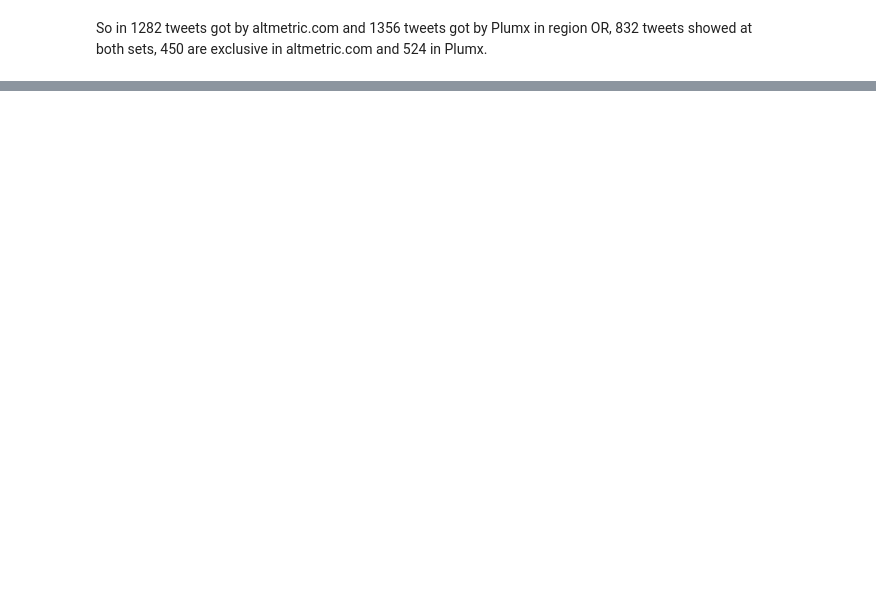
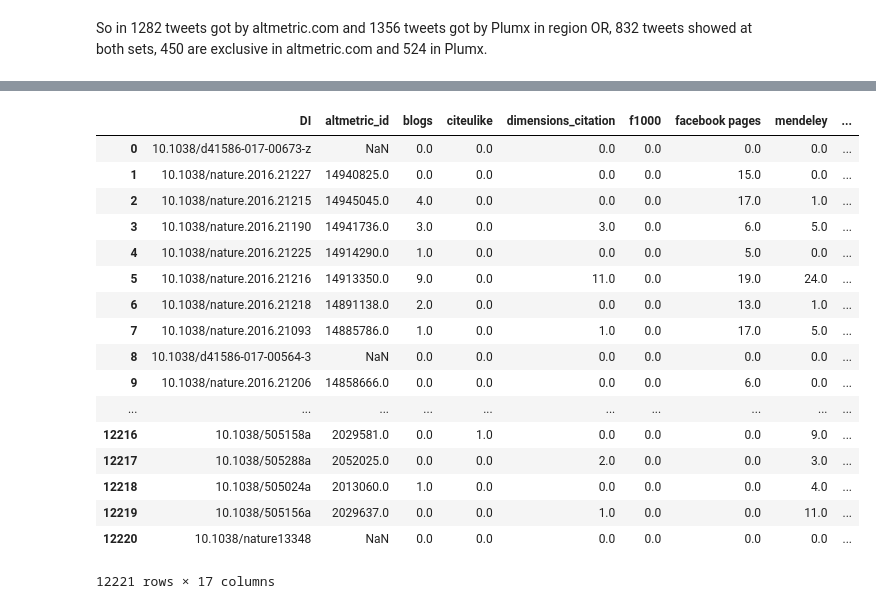
Before and after one commit to gumuxiansheng/AltmetricGrab, a Jupyter notebook: tweets_facebook_compare.ipynb, the cells around one changed output, grey strips where cells are left out. Drawn from its saved outputs; the diff is of its cells as text; code cells hidden in the pictures; blank space fills up the shorter version.

```diff
--- a/tweets_facebook_compare.ipynb
+++ b/tweets_facebook_compare.ipynb
@@ -128,0 +138,3 @@ df_altmetric[df_altmetric['has_plumx'] == False].to_csv(f'{origin_folder}/alt_tw
+# %%
+article_alt_detail = pd.read_csv(f'{origin_folder}/all_altmetric_detail.csv')
+article_plumx_detail = pd.read_csv(f'{origin_folder}/all_plumx_detail.csv')
@@ -128,0 +148,7 @@ df_altmetric[df_altmetric['has_plumx'] == False].to_csv(f'{origin_folder}/alt_tw
+# %%
+df_alt_tweets_count = df_altmetric_all.groupby('doi')['tweet_id'].count()
+article_alt_detail = article_alt_detail.merge(df_alt_tweets_count, left_on='DI', right_on='doi', right_index=True, how='left')
+article_alt_detail = article_alt_detail.rename(columns={"tweet_id": "tweets"})
+article_alt_detail['tweets'] = article_alt_detail['tweets'].fillna(0)
+article_alt_detail = article_alt_detail.dropna(subset=['DI'])
+article_alt_detail
@@ -128,0 +185,7 @@ df_altmetric[df_altmetric['has_plumx'] == False].to_csv(f'{origin_folder}/alt_tw
+# %%
+df_alt_tweets_count = df_altmetric.groupby('doi')['tweet_id'].count()
+article_alt_detail = article_alt_detail.merge(df_alt_tweets_count, left_on='DI', right_on='doi', right_index=True, how='left')
+article_alt_detail = article_alt_detail.rename(columns={"tweet_id": "tweets_original"})
+article_alt_detail['tweets_original'] = article_alt_detail['tweets_original'].fillna(0)
+article_alt_detail = article_alt_detail.dropna(subset=['DI'])
+article_alt_detail
@@ -128,0 +237,21 @@ df_altmetric[df_altmetric['has_plumx'] == False].to_csv(f'{origin_folder}/alt_tw
+# %%
+article_alt_detail
+# %% [output]
+|  | DI | altmetric_id | blogs | citeulike | dimensions_citation | f1000 | facebook pages | mendeley | ... |
+| 0 | 10.1038/d41586-017-00673-z | NaN | 0.0 | 0.0 | 0.0 | 0.0 | 0.0 | 0.0 | ... |
+| 1 | 10.1038/nature.2016.21227 | 14940825.0 | 0.0 | 0.0 | 0.0 | 0.0 | 15.0 | 0.0 | ... |
+| 2 | 10.1038/nature.2016.21215 | 14945045.0 | 4.0 | 0.0 | 0.0 | 0.0 | 17.0 | 1.0 | ... |
+| 3 | 10.1038/nature.2016.21190 | 14941736.0 | 3.0 | 0.0 | 3.0 | 0.0 | 6.0 | 5.0 | ... |
+| 4 | 10.1038/nature.2016.21225 | 14914290.0 | 1.0 | 0.0 | 0.0 | 0.0 | 5.0 | 0.0 | ... |
+| 5 | 10.1038/nature.2016.21216 | 14913350.0 | 9.0 | 0.0 | 11.0 | 0.0 | 19.0 | 24.0 | ... |
+| 6 | 10.1038/nature.2016.21218 | 14891138.0 | 2.0 | 0.0 | 0.0 | 0.0 | 13.0 | 1.0 | ... |
+| 7 | 10.1038/nature.2016.21093 | 14885786.0 | 1.0 | 0.0 | 1.0 | 0.0 | 17.0 | 5.0 | ... |
+| 8 | 10.1038/d41586-017-00564-3 | NaN | 0.0 | 0.0 | 0.0 | 0.0 | 0.0 | 0.0 | ... |
+| 9 | 10.1038/nature.2016.21206 | 14858666.0 | 0.0 | 0.0 | 0.0 | 0.0 | 6.0 | 0.0 | ... |
+| ... | ... | ... | ... | ... | ... | ... | ... | ... | ... |
+| 12216 | 10.1038/505158a | 2029581.0 | 0.0 | 1.0 | 0.0 | 0.0 | 0.0 | 9.0 | ... |
+| 12217 | 10.1038/505288a | 2052025.0 | 0.0 | 0.0 | 2.0 | 0.0 | 0.0 | 3.0 | ... |
+| 12218 | 10.1038/505024a | 2013060.0 | 1.0 | 0.0 | 0.0 | 0.0 | 0.0 | 4.0 | ... |
+| 12219 | 10.1038/505156a | 2029637.0 | 0.0 | 0.0 | 1.0 | 0.0 | 0.0 | 11.0 | ... |
+| 12220 | 10.1038/nature13348 | NaN | 0.0 | 0.0 | 0.0 | 0.0 | 0.0 | 0.0 | ... |
+12221 rows × 17 columns
```
Also changed, not shown: parts of 25 cells of this notebook, 13 other files.
